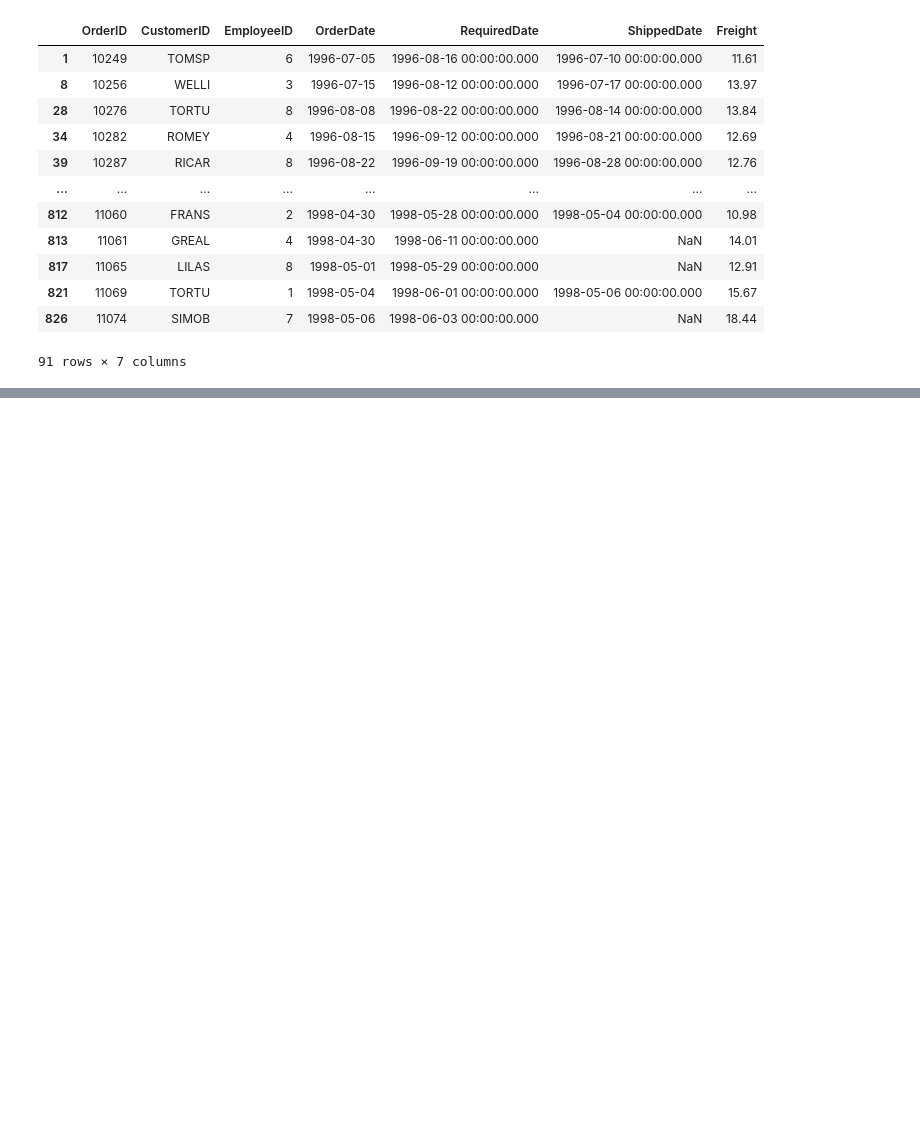
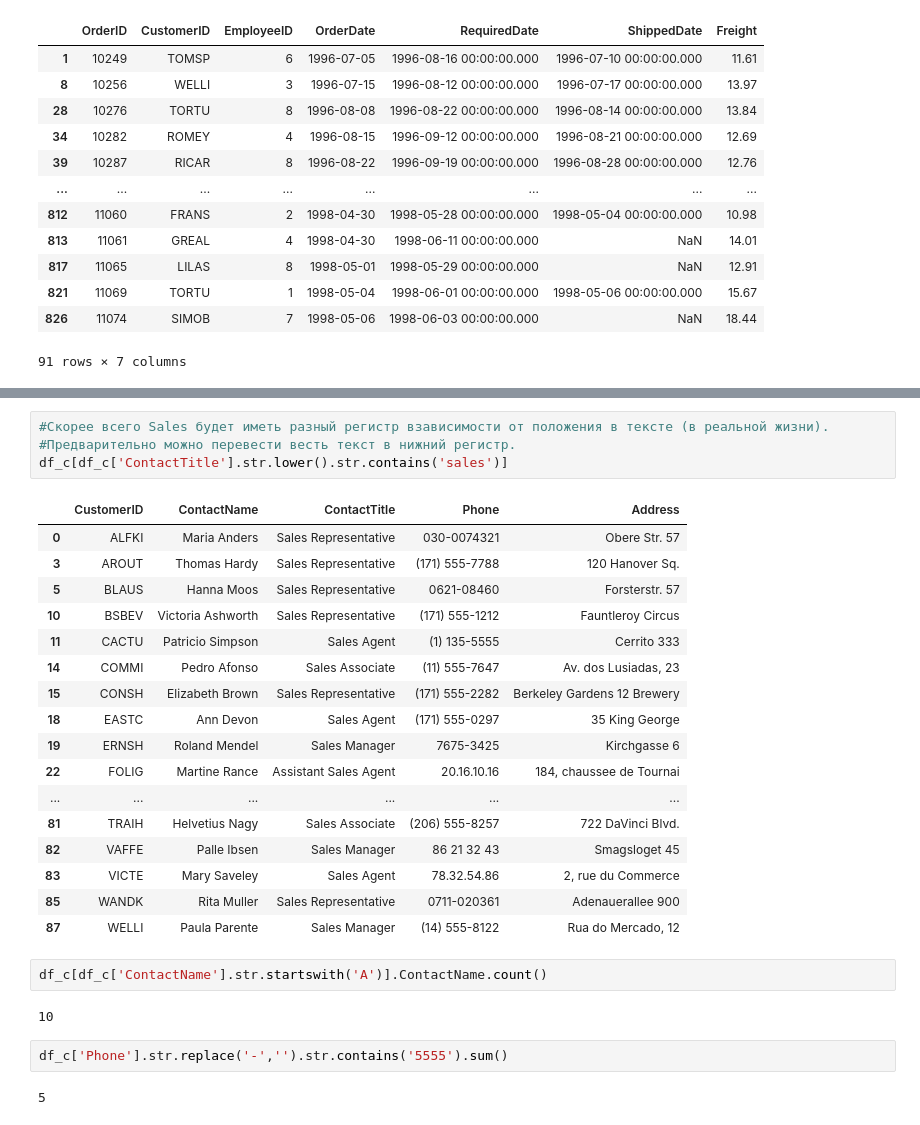
Before and after one commit to Sinrez/PythonProjects, a Jupyter notebook: pandas_stepic.ipynb, the cells around one changed output, grey strips where cells are left out. Cells and saved outputs as stored; diff of their text form; blank space fills up the shorter version.

```diff
--- a/pandas_stepic.ipynb
+++ b/pandas_stepic.ipynb
@@ -272,0 +305,30 @@ df_o[df_o['Freight'].between(10,20,inclusive=False)]
+# %%
+#Скорее всего Sales будет иметь разный регистр взависимости от положения в тексте (в реальной жизни).
+#Предварительно можно перевести весть текст в нижний регистр.
+df_c[df_c['ContactTitle'].str.lower().str.contains('sales')]
+# %% [output]
+|  | CustomerID | ContactName | ContactTitle | Phone | Address |
+| 0 | ALFKI | Maria Anders | Sales Representative | 030-0074321 | Obere Str. 57 |
+| 3 | AROUT | Thomas Hardy | Sales Representative | (171) 555-7788 | 120 Hanover Sq. |
+| 5 | BLAUS | Hanna Moos | Sales Representative | 0621-08460 | Forsterstr. 57 |
+| 10 | BSBEV | Victoria Ashworth | Sales Representative | (171) 555-1212 | Fauntleroy Circus |
+| 11 | CACTU | Patricio Simpson | Sales Agent | (1) 135-5555 | Cerrito 333 |
+| 14 | COMMI | Pedro Afonso | Sales Associate | (11) 555-7647 | Av. dos Lusiadas, 23 |
+| 15 | CONSH | Elizabeth Brown | Sales Representative | (171) 555-2282 | Berkeley Gardens 12 Brewery |
+| 18 | EASTC | Ann Devon | Sales Agent | (171) 555-0297 | 35 King George |
+| 19 | ERNSH | Roland Mendel | Sales Manager | 7675-3425 | Kirchgasse 6 |
+| 22 | FOLIG | Martine Rance | Assistant Sales Agent | 20.16.10.16 | 184, chaussee de Tournai |
+| ... | ... | ... | ... | ... | ... |
+| 81 | TRAIH | Helvetius Nagy | Sales Associate | (206) 555-8257 | 722 DaVinci Blvd. |
+| 82 | VAFFE | Palle Ibsen | Sales Manager | 86 21 32 43 | Smagsloget 45 |
+| 83 | VICTE | Mary Saveley | Sales Agent | 78.32.54.86 | 2, rue du Commerce |
+| 85 | WANDK | Rita Muller | Sales Representative | 0711-020361 | Adenauerallee 900 |
+| 87 | WELLI | Paula Parente | Sales Manager | (14) 555-8122 | Rua do Mercado, 12 |
+# %%
+df_c[df_c['ContactName'].str.startswith('A')].ContactName.count()
+# %% [output]
+10
+# %%
+df_c['Phone'].str.replace('-','').str.contains('5555').sum()
+# %% [output]
+5
```
Also changed, not shown: parts of 12 cells of this notebook.
